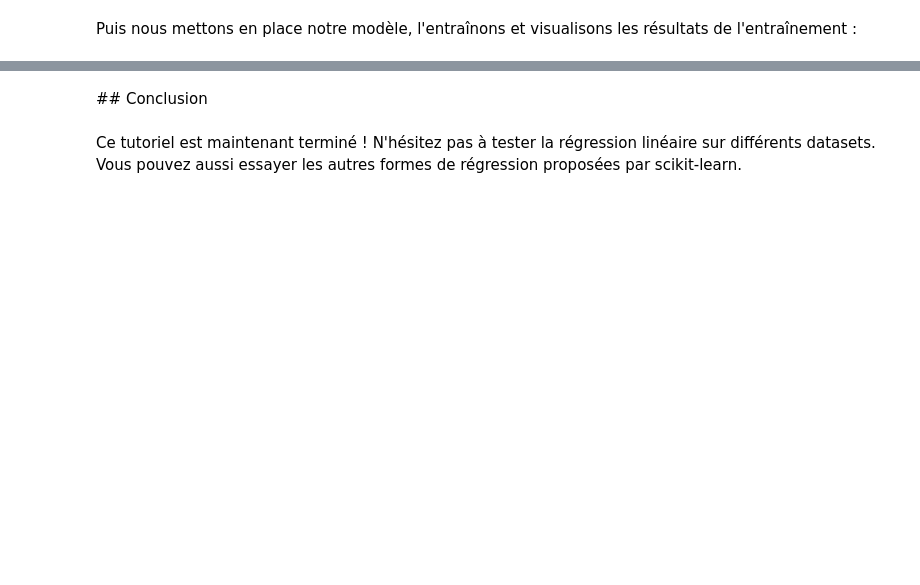
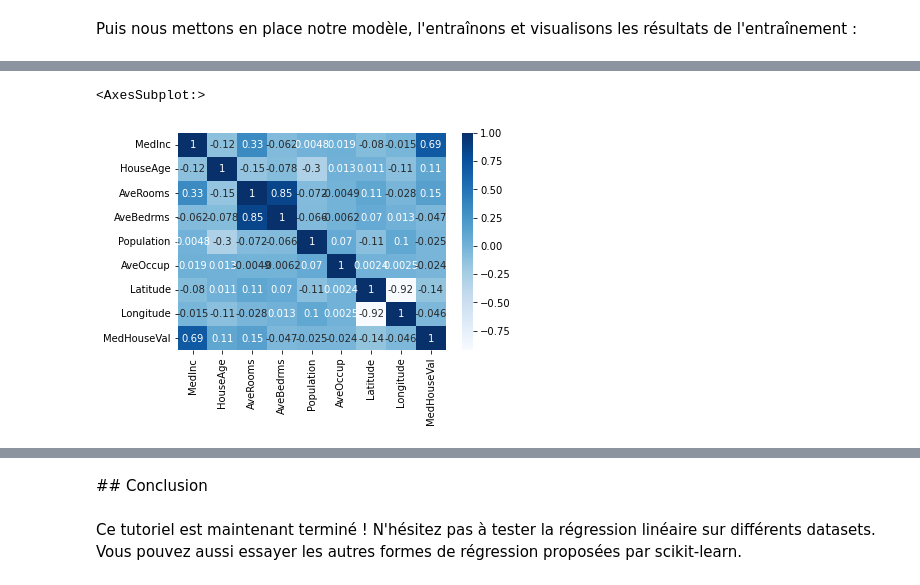
Before and after one commit to vinpap/brief_les_modeles_dans_tous_leurs_etats, a Jupyter notebook: Tutoriel_régression_linéaire_california_housing.ipynb, the cells around one changed output, grey strips where cells are left out. Saved outputs shown, nothing was run; the diff lists cells and outputs as text; code cells hidden in the pictures; blank space fills up the shorter version.

```diff
--- a/Tutoriel_régression_linéaire_california_housing.ipynb
+++ b/Tutoriel_régression_linéaire_california_housing.ipynb
@@ -131,0 +123,6 @@ Ce script affiche plusieurs informations importantes :
+# %%
+corr_matrix = housing_df.corr()
+sns.heatmap(corr_matrix, cmap="Blues", annot=True)
+# %% [output]
+<AxesSubplot:>
+[figure, added]
```
Also changed, not shown: parts of 17 cells of this notebook, 2 other files.
